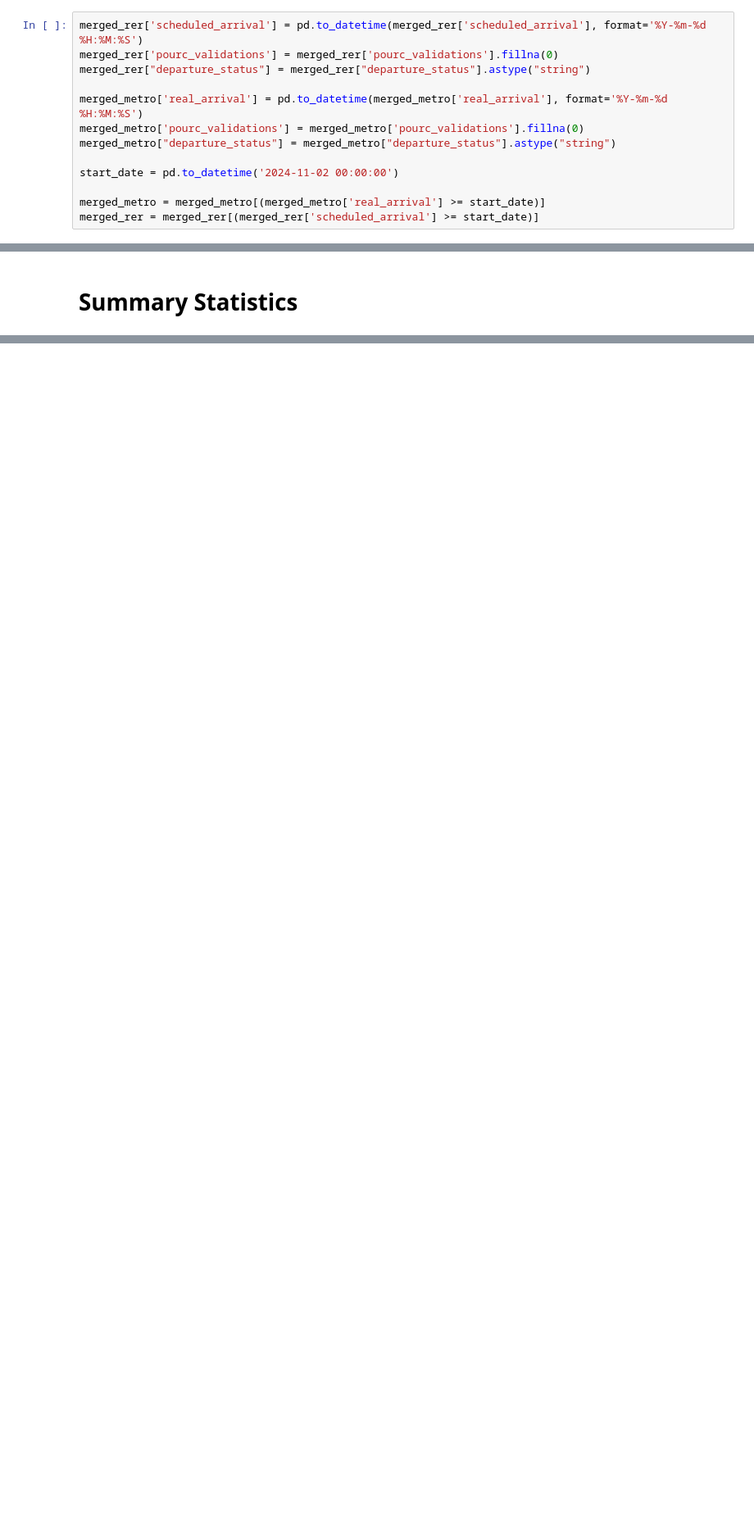
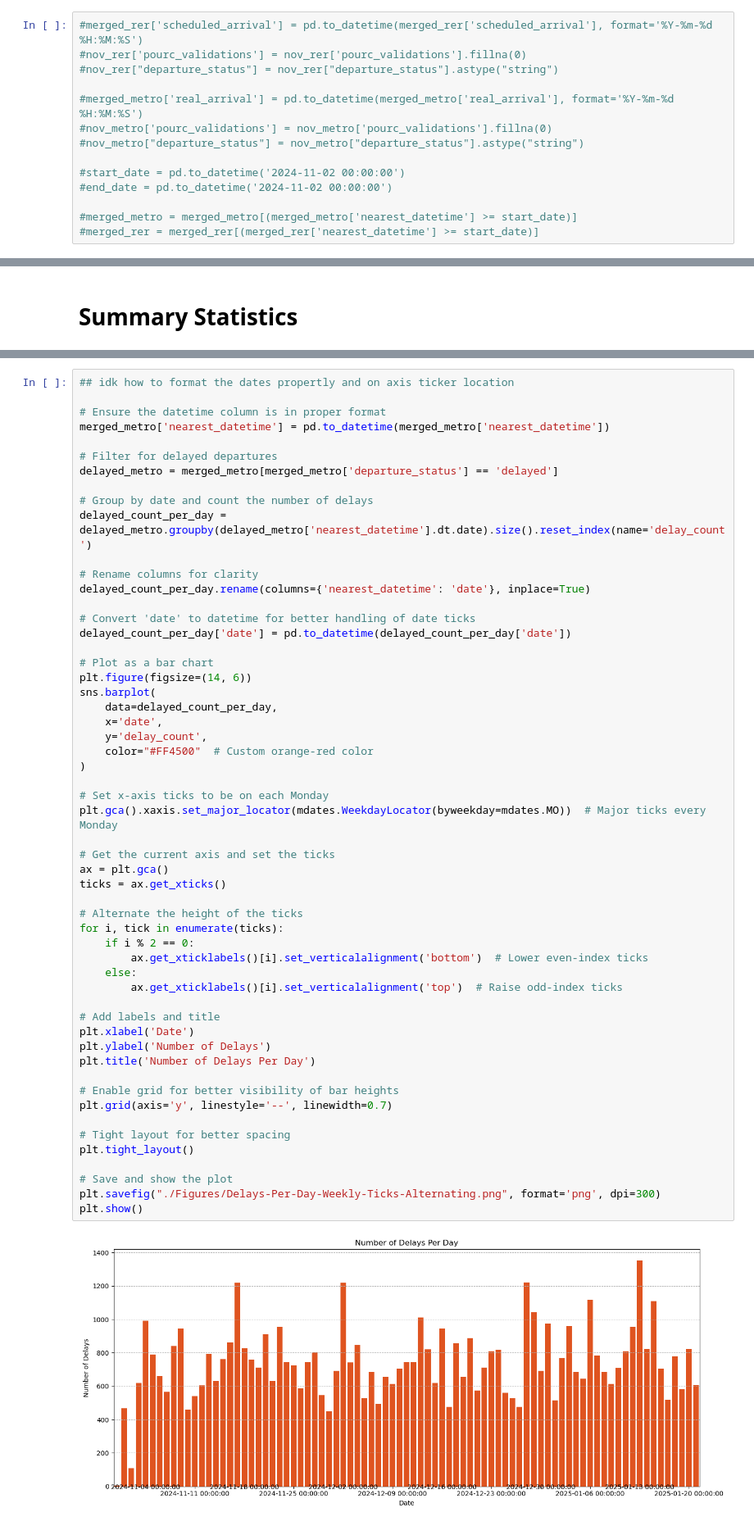
Before and after one commit to GraceBeyoko/Predicting-metro-delays, a Jupyter notebook: summary_plots.ipynb, the cells around one changed output, grey strips where cells are left out. Shown at 82% size. Cells and saved outputs as stored; diff of their text form; blank space fills up the shorter version.

```diff
--- a/summary_plots.ipynb
+++ b/summary_plots.ipynb
@@ -203,16 +253,17 @@ merged_metro = merged_metro.merge(trafic2023_ratio_metro, left_on=['day_type', '
 # %%
-merged_rer['scheduled_arrival'] = pd.to_datetime(merged_rer['scheduled_arrival'], format='%Y-%m-%d %H:%M:%S')
-merged_rer['pourc_validations'] = merged_rer['pourc_validations'].fillna(0)
-merged_rer["departure_status"] = merged_rer["departure_status"].astype("string")
+#merged_rer['scheduled_arrival'] = pd.to_datetime(merged_rer['scheduled_arrival'], format='%Y-%m-%d %H:%M:%S')
+#nov_rer['pourc_validations'] = nov_rer['pourc_validations'].fillna(0)
+#nov_rer["departure_status"] = nov_rer["departure_status"].astype("string")
 
-merged_metro['real_arrival'] = pd.to_datetime(merged_metro['real_arrival'], format='%Y-%m-%d %H:%M:%S')
-merged_metro['pourc_validations'] = merged_metro['pourc_validations'].fillna(0)
-merged_metro["departure_status"] = merged_metro["departure_status"].astype("string")
+#merged_metro['real_arrival'] = pd.to_datetime(merged_metro['real_arrival'], format='%Y-%m-%d %H:%M:%S')
+#nov_metro['pourc_validations'] = nov_metro['pourc_validations'].fillna(0)
+#nov_metro["departure_status"] = nov_metro["departure_status"].astype("string")
 
-start_date = pd.to_datetime('2024-11-02 00:00:00')
+#start_date = pd.to_datetime('2024-11-02 00:00:00')
+#end_date = pd.to_datetime('2024-11-02 00:00:00')
 
-merged_metro = merged_metro[(merged_metro['real_arrival'] >= start_date)]
-merged_rer = merged_rer[(merged_rer['scheduled_arrival'] >= start_date)]
+#merged_metro = merged_metro[(merged_metro['nearest_datetime'] >= start_date)]
+#merged_rer = merged_rer[(merged_rer['nearest_datetime'] >= start_date)]
 # %% [raw]
 #Clean Gas Price data
 def clean_gas_data(file_path, fuel_type):
@@ -279,0 +319,57 @@ metro = pd.concat([CDG, SL, SGP, BL], ignore_index=True)
+# %%
+## idk how to format the dates propertly and on axis ticker location
+
+# Ensure the datetime column is in proper format
+merged_metro['nearest_datetime'] = pd.to_datetime(merged_metro['nearest_datetime'])
+
+# Filter for delayed departures
+delayed_metro = merged_metro[merged_metro['departure_status'] == 'delayed']
+
+# Group by date and count the number of delays
+delayed_count_per_day = delayed_metro.groupby(delayed_metro['nearest_datetime'].dt.date).size().reset_index(name='delay_count')
+
+# Rename columns for clarity
+delayed_count_per_day.rename(columns={'nearest_datetime': 'date'}, inplace=True)
+
+# Convert 'date' to datetime for better handling of date ticks
+delayed_count_per_day['date'] = pd.to_datetime(delayed_count_per_day['date'])
+
+# Plot as a bar chart
+plt.figure(figsize=(14, 6))
+sns.barplot(
+    data=delayed_count_per_day,
+    x='date',
+    y='delay_count',
+    color="#FF4500"  # Custom orange-red color
+)
+
+# Set x-axis ticks to be on each Monday
+plt.gca().xaxis.set_major_locator(mdates.WeekdayLocator(byweekday=mdates.MO))  # Major ticks every Monday
+
+# Get the current axis and set the ticks
+ax = plt.gca()
+ticks = ax.get_xticks()
+
+# Alternate the height of the ticks
+for i, tick in enumerate(ticks):
+    if i % 2 == 0:
+        ax.get_xticklabels()[i].set_verticalalignment('bottom')  # Lower even-index ticks
+    else:
+        ax.get_xticklabels()[i].set_verticalalignment('top')  # Raise odd-index ticks
+
+# Add labels and title
+plt.xlabel('Date')
+plt.ylabel('Number of Delays')
+plt.title('Number of Delays Per Day')
+
+# Enable grid for better visibility of bar heights
+plt.grid(axis='y', linestyle='--', linewidth=0.7)
+
+# Tight layout for better spacing
+plt.tight_layout()
+
+# Save and show the plot
+plt.savefig("./Figures/Delays-Per-Day-Weekly-Ticks-Alternating.png", format='png', dpi=300)
+plt.show()
+# %% [output]
+[figure, added]
```
Also changed, not shown: parts of 48 cells of this notebook, 4 other files.
